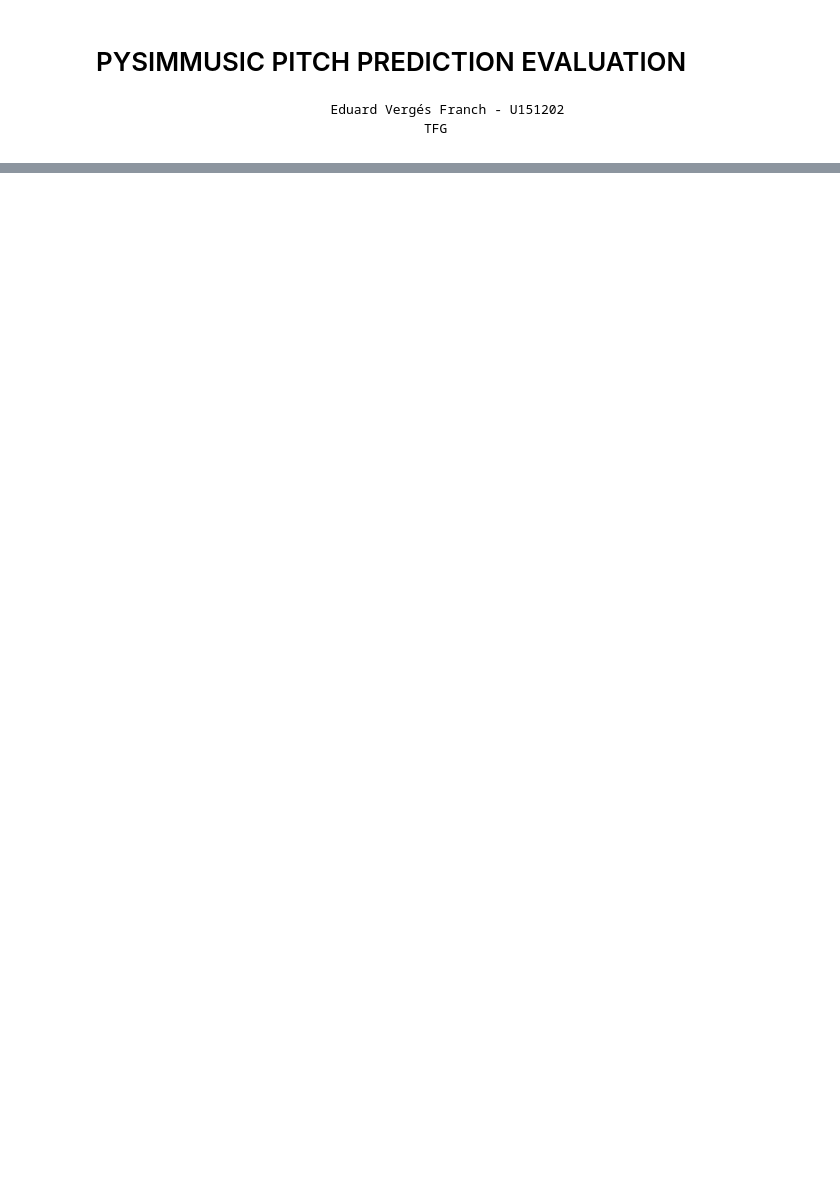
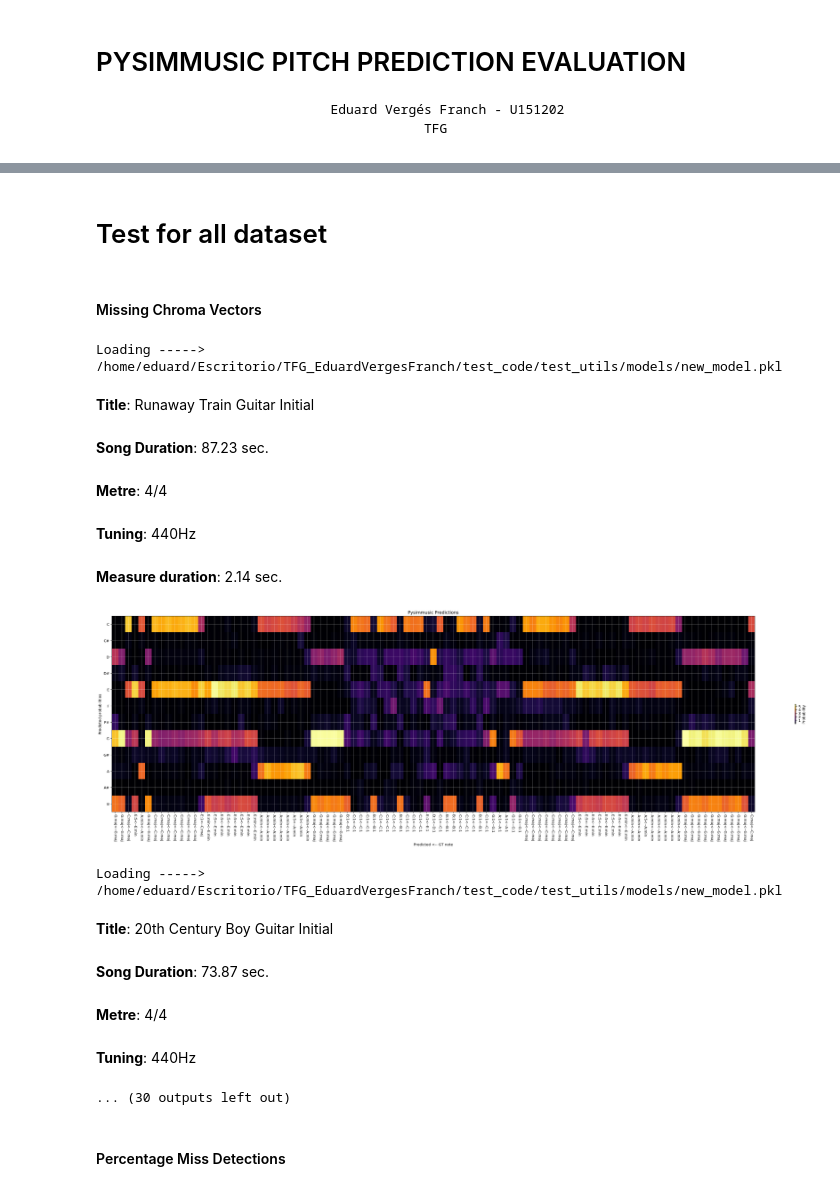
Before and after one commit to EduardVergesFranch/TFG_EduardVergesFranch, a Jupyter notebook: test_code/Metrics_NewModel_Notebook.ipynb, the cells around one changed output, grey strips where cells are left out. Drawn from its saved outputs; the diff is of its cells as text; code cells hidden in the pictures; blank space fills up the shorter version.

```diff
--- a/test_code/Metrics_NewModel_Notebook.ipynb
+++ b/test_code/Metrics_NewModel_Notebook.ipynb
@@ -25,2 +4,0 @@ audio = ['/home/eduard/Escritorio/TFG_EduardVergesFranch/test_data/Runaway Train
-# %%
-met = NewModel_Metrics(anno[1],audio[1])
@@ -67,0 +22,24 @@ Note duration not specified / Not Found! -> PRINTING GENERAL STATS
+# %%
+anno = ['/home/eduard/Escritorio/TFG_EduardVergesFranch/test_data/Runaway Train/Runaway Train.json',
+       '/home/eduard/Escritorio/TFG_EduardVergesFranch/test_data/20th Century Boy/20th Century Boy.json',
+       '/home/eduard/Escritorio/TFG_EduardVergesFranch/test_data/Hole In My Shoe/Hole In My Shoe.json',
+       '/home/eduard/Escritorio/TFG_EduardVergesFranch/test_data/Lily Was Here/Lily Was Here.json',
+       '/home/eduard/Escritorio/TFG_EduardVergesFranch/test_data/Mountain At My Gates/Mountain At My Gates.json',
+       '/home/eduard/Escritorio/TFG_EduardVergesFranch/test_data/Where Did You Sleep Last Night/Where Did You Sleep Last Night.json']
+
+
+
+audio = ['/home/eduard/Escritorio/TFG_EduardVergesFranch/test_data/Runaway Train/3_gtrX_Runaway Train_Soul Asylum_Gtr Gr0.wav',
+        '/home/eduard/Escritorio/TFG_EduardVergesFranch/test_data/20th Century Boy/3_gtrX_20th Century Boy_T Rex_Gtr Gr0.wav',
+        '/home/eduard/Escritorio/TFG_EduardVergesFranch/test_data/Hole In My Shoe/3_gtrX_Hole In My Shoe_Traffic_Gtr Gr0.wav',
+        '/home/eduard/Escritorio/TFG_EduardVergesFranch/test_data/Lily Was Here/3_gtrX_Lily Was Here_David A Stewart_Gtr Gr0.wav',
+        '/home/eduard/Escritorio/TFG_EduardVergesFranch/test_data/Mountain At My Gates/3_gtrX_Mountain At My Gates_Foals_Gtr Gr0.wav',
+        '/home/eduard/Escritorio/TFG_EduardVergesFranch/test_data/Where Did You Sleep Last Night/3_gtrX_Where Did You Sleep Last Night_Nirvana_Gtr Gr0.wav']
+# %%
+model = ['/home/eduard/Escritorio/TFG_EduardVergesFranch/test_code/test_utils/models/new_model.pkl',
+         '/home/eduard/Escritorio/TFG_EduardVergesFranch/test_code/test_utils/models/Baseline.pkl',
+         '/home/eduard/Escritorio/TFG_EduardVergesFranch/test_code/test_utils/models/Test1_LWH_Model.pkl',
+        '/home/eduard/Escritorio/TFG_EduardVergesFranch/test_code/test_utils/models/OverfitedModel.pkl',
+        '/home/eduard/Escritorio/TFG_EduardVergesFranch/test_code/test_utils/models/Overfited_Completely.pkl']
+# %% [markdown]
+# Test for all dataset
@@ -67,0 +49,22 @@ Note duration not specified / Not Found! -> PRINTING GENERAL STATS
+# %% [markdown]
+####  Missing Chroma Vectors
+# %%
+for an, aud in zip(anno, audio):
+    met = NewModel_Metrics(an,aud,model[0])
+    met.plot_chroma_scores()
+# %% [output]
+Loading -----> /home/eduard/Escritorio/TFG_EduardVergesFranch/test_code/test_utils/models/new_model.pkl
+**Title**: Runaway Train Guitar Initial
+**Song Duration**: 87.23 sec.
+**Metre**: 4/4
+**Tuning**: 440Hz
+**Measure duration**: 2.14 sec.
+[figure, added]
+Loading -----> /home/eduard/Escritorio/TFG_EduardVergesFranch/test_code/test_utils/models/new_model.pkl
+**Title**: 20th Century Boy Guitar Initial
+**Song Duration**: 73.87 sec.
+**Metre**: 4/4
+**Tuning**: 440Hz
+... (30 outputs left out)
+# %% [markdown]
+#### Percentage Miss Detections
```
Also changed, not shown: parts of 33 cells of this notebook, 51 other files.
